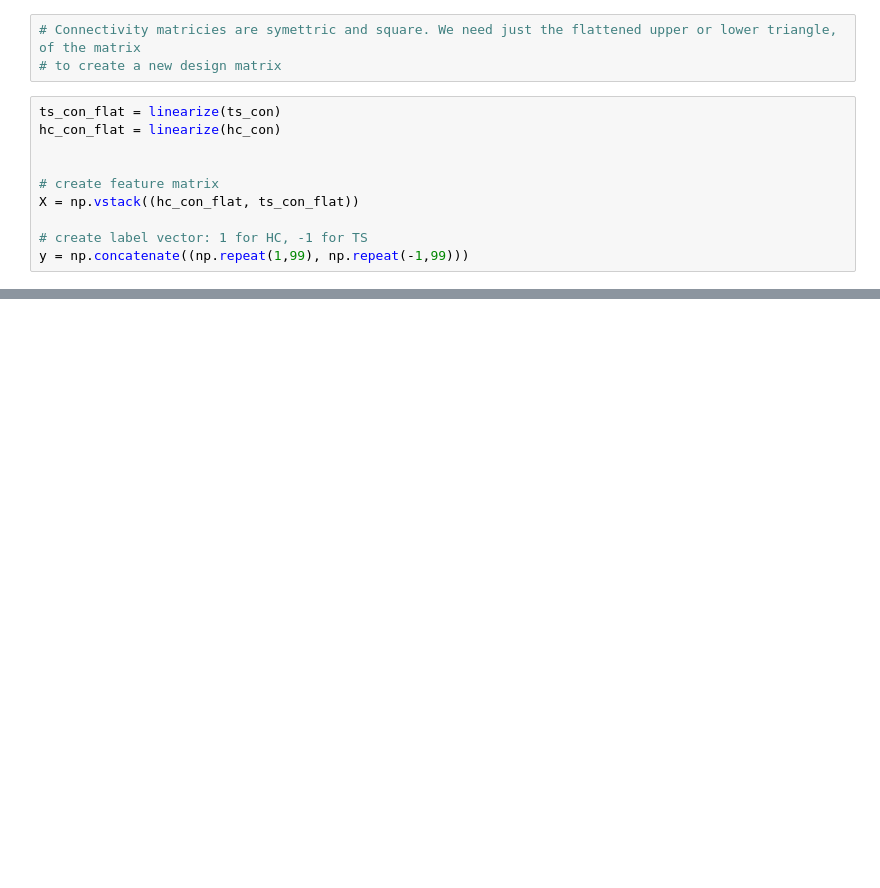
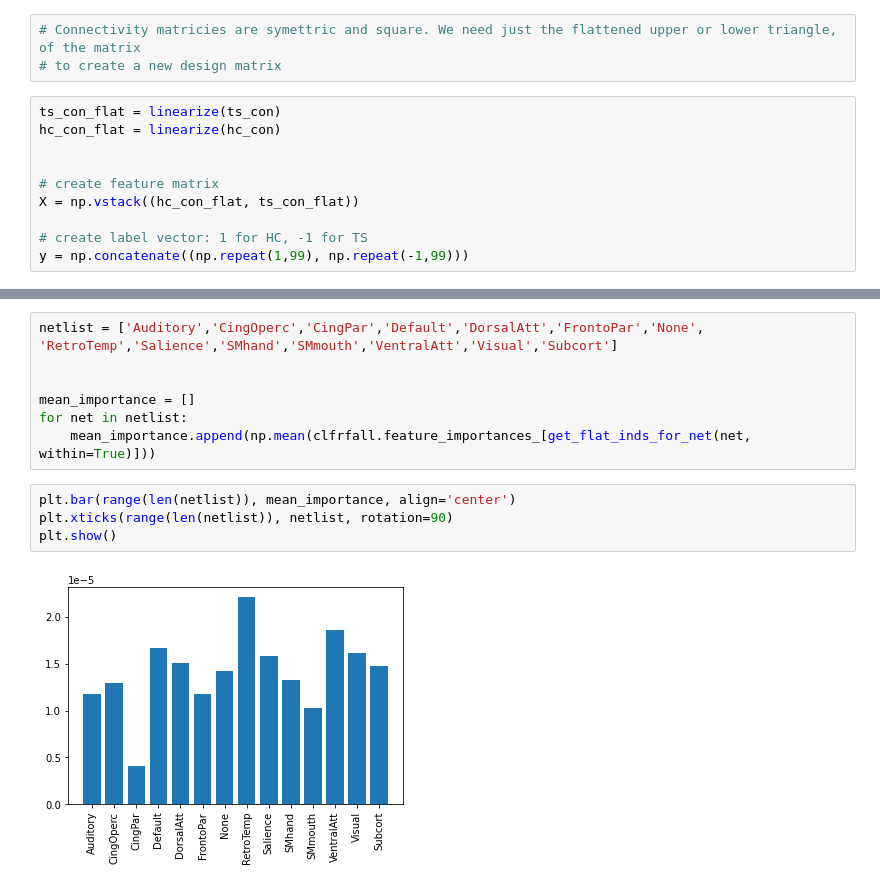
Before and after one commit to MattFeig/pfifc, a Jupyter notebook: linear_svm_analysis.ipynb, the cells around one changed output, grey strips where cells are left out. Drawn from its saved outputs; the diff is of its cells as text; blank space fills up the shorter version.

```diff
--- a/linear_svm_analysis.ipynb
+++ b/linear_svm_analysis.ipynb
@@ -80,0 +128,13 @@ LOOCV Accuracy: 0.672 (0.470)
+# %%
+netlist = ['Auditory','CingOperc','CingPar','Default','DorsalAtt','FrontoPar','None', 'RetroTemp','Salience','SMhand','SMmouth','VentralAtt','Visual','Subcort']
+
+
+mean_importance = []
+for net in netlist:
+    mean_importance.append(np.mean(clfrfall.feature_importances_[get_flat_inds_for_net(net, within=True)]))
+# %%
+plt.bar(range(len(netlist)), mean_importance, align='center')
+plt.xticks(range(len(netlist)), netlist, rotation=90)
+plt.show()
+# %% [output]
+[figure, added]
```
Also changed, not shown: parts of 19 cells of this notebook, 1 other file.
